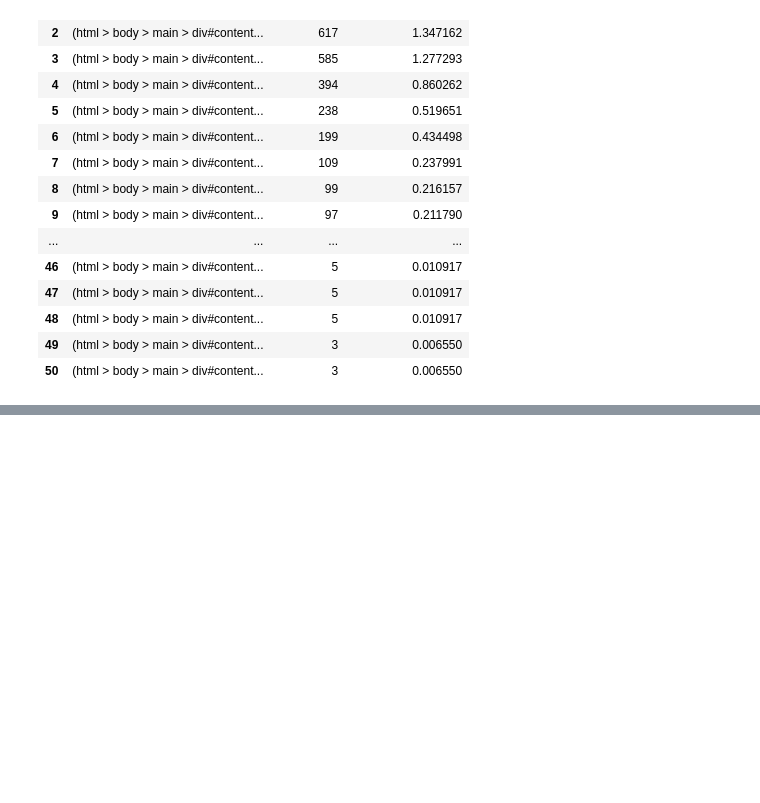
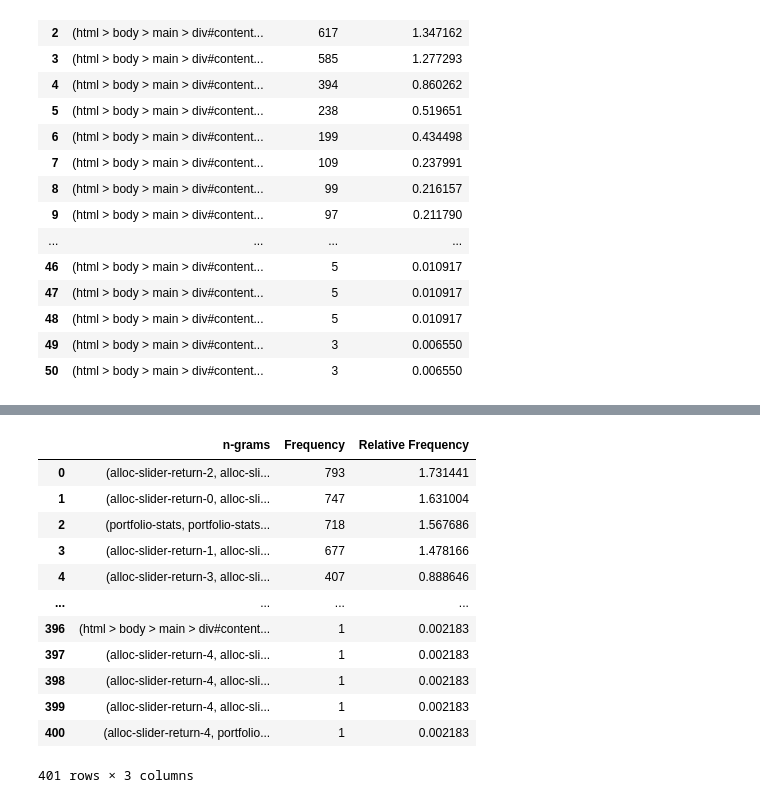
Before and after one commit to DJSaunders1997/Masters-Project, a Jupyter notebook: Work-Overview.ipynb, the cells around one changed output, grey strips where cells are left out. Saved outputs shown, nothing was run; the diff lists cells and outputs as text; code cells hidden in the pictures; blank space fills up the shorter version.

```diff
--- a/Work-Overview.ipynb
+++ b/Work-Overview.ipynb
@@ -687,0 +762,17 @@ calculate_ngrams(df_turk, 1)
+# %%
+test_5grams = calculate_ngrams(test_df, 5)
+test_5grams
+# %% [output]
+|  | n-grams | Frequency | Relative Frequency |
+| 0 | (alloc-slider-return-2, alloc-sli... | 793 | 1.731441 |
+| 1 | (alloc-slider-return-0, alloc-sli... | 747 | 1.631004 |
+| 2 | (portfolio-stats, portfolio-stats... | 718 | 1.567686 |
+| 3 | (alloc-slider-return-1, alloc-sli... | 677 | 1.478166 |
+| 4 | (alloc-slider-return-3, alloc-sli... | 407 | 0.888646 |
+| ... | ... | ... | ... |
+| 396 | (html > body > main > div#content... | 1 | 0.002183 |
+| 397 | (alloc-slider-return-4, alloc-sli... | 1 | 0.002183 |
+| 398 | (alloc-slider-return-4, alloc-sli... | 1 | 0.002183 |
+| 399 | (alloc-slider-return-4, alloc-sli... | 1 | 0.002183 |
+| 400 | (alloc-slider-return-4, portfolio... | 1 | 0.002183 |
+401 rows × 3 columns
```
Also changed, not shown: parts of 5 cells of this notebook.
